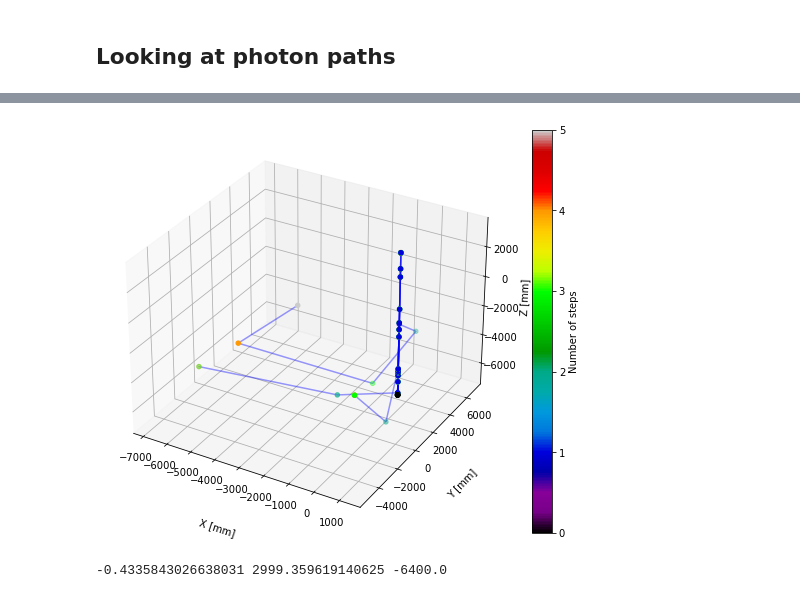
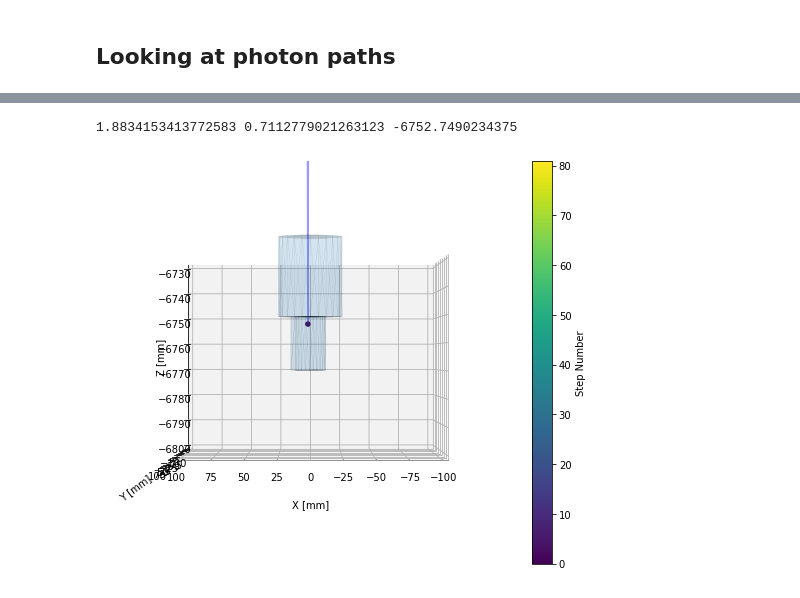
Before and after one commit to eklem1/OD_work, a Jupyter notebook: hfiles.ipynb, the cells around one changed output, grey strips where cells are left out. Drawn from its saved outputs; the diff is of its cells as text; code cells hidden in the pictures.

Commit message:
lots more graphing

```diff
--- a/hfiles.ipynb
+++ b/hfiles.ipynb
@@ -237,0 +212,2 @@ OC_mesh = mesh.Mesh.from_file('CAD/ODModel_OuterCyrostat.STL')
+# %%
+paths = readPhotonPaths("photonPath_PMTcheck1.txt")
@@ -238,42 +273,38 @@ OC_mesh = mesh.Mesh.from_file('CAD/ODModel_OuterCyrostat.STL')
 # %%
 fig = plt.figure(figsize=(7,7))
 axes = mplot3d.Axes3D(fig)
 
-for i in range(len(paths)):
+for i in range(len(paths[:1])):
     direction = np.arange(len(paths[i][0]))#, len(paths[i][0]))
-#     print(len(paths[i][0]))
 
     axes.plot3D(paths[i][0], paths[i][1], paths[i][2], 'blue', alpha=0.4)
-#     p = axes.scatter3D(Xpos[i], Ypos[i], Zpos[i], c=ELs[i], cmap='viridis', s=2)
-    p = axes.scatter3D(paths[i][0], paths[i][1], paths[i][2], c=direction, cmap='nipy_spectral') #, vmin=0, vmax=ELs_max)
+    p = axes.scatter3D(paths[i][0], paths[i][1], paths[i][2], c=direction, cmap='viridis') #, vmin=0, vmax=ELs_max)
 
-#     WT_mesh.rotate([0.0, 0.0, 1], np.radians(90))
-# #     WT_mesh.x += 16
-#     WT = mplot3d.art3d.Line3DCollection(WT_mesh.vectors, linewidths=0.2, alpha=0.05)
+    print(paths[i][0][1], paths[i][1][1], paths[i][2][1])
 
-#     WT.set_edgecolor("black")
-#     WT.set_facecolor(None)
-#     axes.add_collection3d(WT)
+addGeometry(axes, parts=['PMTconnect']) #'PMTGlass',
 
-# axes.set_xlim3d(-7, 17)
-# axes.set_ylim3d(-6, 6)
-# axes.set_zlim3d(-6, 6)
+axes.set_xlim3d(-100, 100)
+axes.set_ylim3d(-100, 100)
+axes.set_zlim3d(-6800, -6730)
 
 axes.set_xlabel("X [mm]")
 axes.set_ylabel("Y [mm]")
 axes.set_zlabel("Z [mm]")
 axes.xaxis.labelpad=20
 axes.yaxis.labelpad=15
 # axes.zaxis.labelpad=15
 
-fig.colorbar(p, label="Number of steps", shrink=0.8)
-#
+fig.colorbar(p, label="Step Number", shrink=0.8)
+
+#change angle of view - (elevation, azimuth) angles in degrees
+# ‘elev’ stores the elevation angle in the z plane. ‘azim’ stores the azimuth angle in the x,y plane.
+axes.view_init(0, 90)
+
+# 0, 90 - XZ plane; 90, 90 - top view
+
 
 plt.show()
 # %% [output]
+1.8834153413772583 0.7112779021263123 -6752.7490234375
-[figure, old version]
+[figure, new version]
-# %%
-i = 1
-print(paths[i][0][0], paths[i][1][0], paths[i][2][0])
-# %% [output]
--0.4335843026638031 2999.359619140625 -6400.0
```
Also changed, not shown: parts of 4 cells of this notebook.
